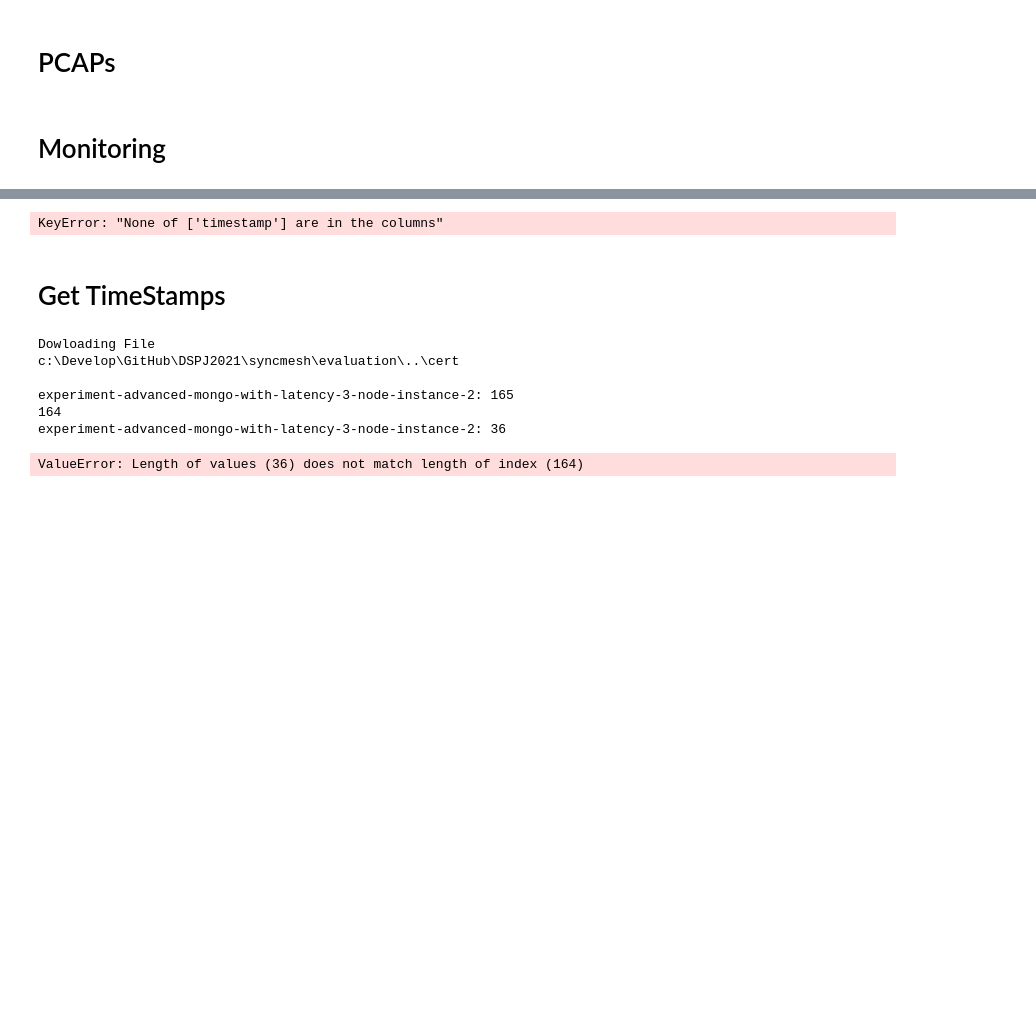
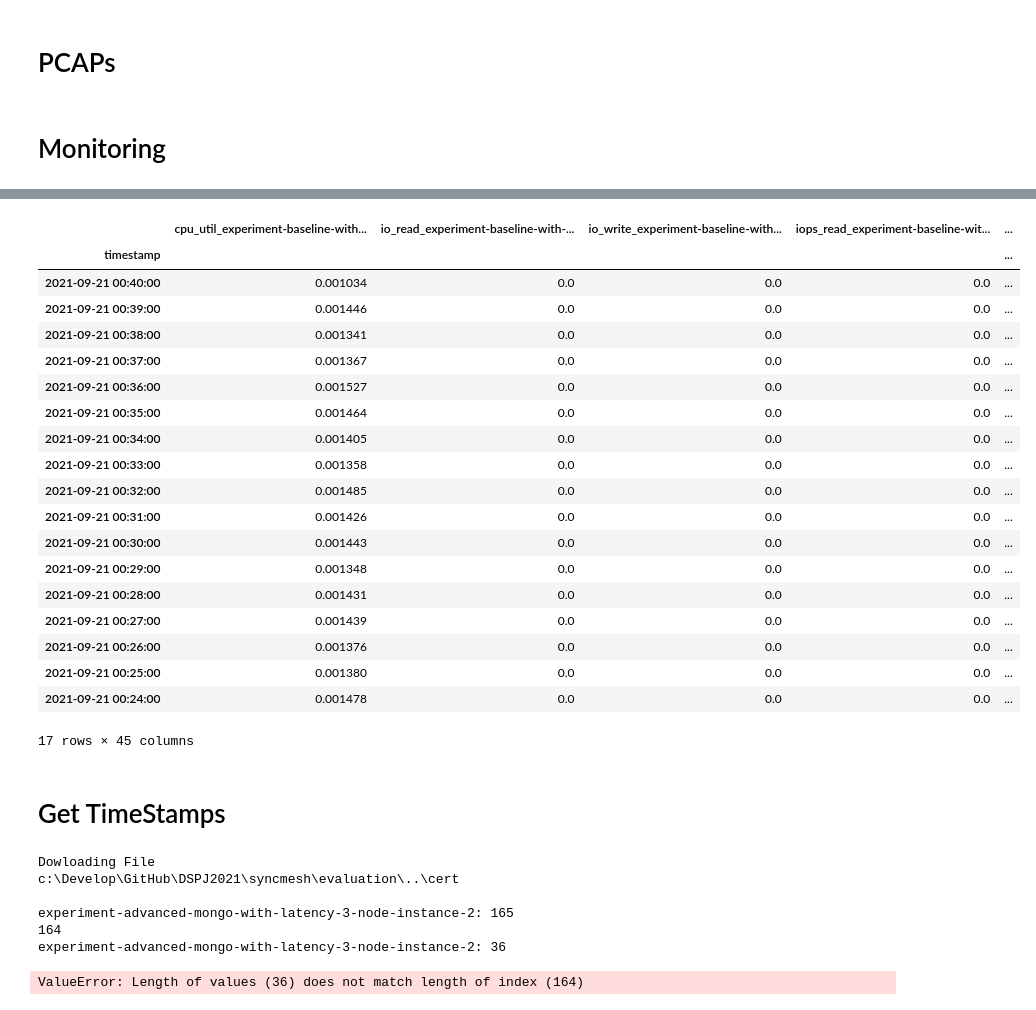
Before and after one commit to dos-group/syncmesh, a Jupyter notebook: evaluation/1_QueryData.ipynb, the cells around one changed output, grey strips where cells are left out. Drawn from its saved outputs; the diff is of its cells as text; code cells hidden in the pictures; blank space fills up the shorter version.

```diff
--- a/evaluation/1_QueryData.ipynb
+++ b/evaluation/1_QueryData.ipynb
@@ -174,35 +177,54 @@ results_iops_write = monitoring_client.list_time_series(
 for item in results_cpu:
     print(item.metric.labels["instance_name"])
 
+# Prepare Data so that as the monitoring time_series_list is not aligned
+time_series_list_list_labels = ["cpu_util_", "io_read_", "io_write_", "iops_read_", "iops_write_"]
+time_series_list_list = [results_cpu, results_io_read, results_io_write, results_iops_read, results_iops_write]
+instance_logs = {}
+
+for index, time_series_list in enumerate(time_series_list_list):
+    for time_series in time_series_list:
+        label = time_series.metric.labels["instance_name"]
+        if label not in instance_logs:
+            instance_logs[label] = np.empty(len(time_series_list_list), dtype=object)
+        instance_logs[label][index] = time_series
+
 def loadMonitoringData(experiment, outDir = datetime.datetime.today().strftime('%Y%m%d-%H')):
     ensureDirectory(outDir)
     df = pd.DataFrame()
     set_timestamp_column = True
     first_len = 0
-    for ts_cpu, ts_io_read, ts_io_write, ts_iops_read, ts_iops_write in zip(results_cpu, results_io_read, results_io_write, results_iops_read, results_iops_write):
-        # print(ts)
-        label = ts_cpu.metric.labels["instance_name"]
-        # print(ts_cpu)
-        # if "orchestrator" in label:
-        #     # Skip Orchesrtator
-        #     continue
-        print(label + ": " + str(len(ts_cpu.points)))
-        if label.startswith(experiment):
+    # Filter instances for our experiment
+    filteredInstances = {}
+    for key, instance in instance_logs.items():
+        if key.startswith(experiment):
+            filteredInstances[key] = instance
+
+    first_len = min([len(item.points) - 1 for instances in filteredInstances.values() for item in instances])
+    print("Overall min len:", first_len)
+
+    for key, instances in filteredInstances.items():
+        for index in range(len(instances)):
+            label = key
+            # if "orchestrator" in label:
+            #     # Skip Orchesrtator
+            #     continue
             if set_timestamp_column:
                 # Find out which point array is smallest
-                allelements = [ts_cpu, ts_io_read, ts_io_write, ts_iops_read, ts_iops_write]
-                first_len = min([len(item.points) - 1 for item in allelements])
+                first_len = min([len(item.points) - 1 for item in instances])
                 print(first_len)
-                df['timestamp'] = pd.to_datetime([p.interval.start_time.ToDatetime() for p in ts_cpu.points[:first_len]])
+                df['timestamp'] = pd.to_datetime([p.interval.start_time.ToDatetime() for p in instances[0].points[:first_len]])
                 set_timestamp_column = False
             # print(ts.points[0])
             # When deploying the vm they might take different amount of time leading to some values beeing available a minute early this leading to different length
             # We can trim off the last values as they are orderer from most recent to last
-            df['cpu_util_' + label] = [p.value.double_value for p in ts_cpu.points[:first_len]]
-            df['io_read_' + label] = [p.value.int64_value for p in ts_io_read.points[:first_len]]
-            df['io_write_' + label] = [p.value.int64_value for p in ts_io_write.points[:first_len]]
-            df['iops_read_' + label] = [p.value.int64_value for p in ts_iops_read.points[:first_len]]
-            df['iops_write_' + label] = [p.value.int64_value for p in ts_iops_write.points[:first_len]]
+            df[time_series_list_list_labels[index] + label] = [p.value.double_value for p in instances[index].points[:first_len]]
+
+            # df['cpu_util_' + label] = [p.value.double_value for p in ts_cpu.points[:first_len]]
+            # df['io_read_' + label] = [p.value.int64_value for p in ts_io_read.points[:first_len]]
+            # df['io_write_' + label] = [p.value.int64_value for p in ts_io_write.points[:first_len]]
+            # df['iops_read_' + label] = [p.value.int64_value for p in ts_iops_read.points[:first_len]]
+            # df['iops_write_' + label] = [p.value.int64_value for p in ts_iops_write.points[:first_len]]
 
     df.set_index('timestamp', inplace=True)
     df.index = pd.to_datetime(df.index)
@@ -243,4 +262,23 @@ experiment-baseline-with-latency-3-client-instance: 58
+|  | cpu_util_experiment-baseline-with... | io_read_experiment-baseline-with-... | io_write_experiment-baseline-with... | iops_read_experiment-baseline-wit... | ... |
+| timestamp |  |  |  |  | ... |
+| 2021-09-21 00:40:00 | 0.001034 | 0.0 | 0.0 | 0.0 | ... |
+| 2021-09-21 00:39:00 | 0.001446 | 0.0 | 0.0 | 0.0 | ... |
+| 2021-09-21 00:38:00 | 0.001341 | 0.0 | 0.0 | 0.0 | ... |
+| 2021-09-21 00:37:00 | 0.001367 | 0.0 | 0.0 | 0.0 | ... |
+| 2021-09-21 00:36:00 | 0.001527 | 0.0 | 0.0 | 0.0 | ... |
+| 2021-09-21 00:35:00 | 0.001464 | 0.0 | 0.0 | 0.0 | ... |
+| 2021-09-21 00:34:00 | 0.001405 | 0.0 | 0.0 | 0.0 | ... |
+| 2021-09-21 00:33:00 | 0.001358 | 0.0 | 0.0 | 0.0 | ... |
+| 2021-09-21 00:32:00 | 0.001485 | 0.0 | 0.0 | 0.0 | ... |
+| 2021-09-21 00:31:00 | 0.001426 | 0.0 | 0.0 | 0.0 | ... |
+| 2021-09-21 00:30:00 | 0.001443 | 0.0 | 0.0 | 0.0 | ... |
+| 2021-09-21 00:29:00 | 0.001348 | 0.0 | 0.0 | 0.0 | ... |
+| 2021-09-21 00:28:00 | 0.001431 | 0.0 | 0.0 | 0.0 | ... |
+| 2021-09-21 00:27:00 | 0.001439 | 0.0 | 0.0 | 0.0 | ... |
+| 2021-09-21 00:26:00 | 0.001376 | 0.0 | 0.0 | 0.0 | ... |
+| 2021-09-21 00:25:00 | 0.001380 | 0.0 | 0.0 | 0.0 | ... |
+| 2021-09-21 00:24:00 | 0.001478 | 0.0 | 0.0 | 0.0 | ... |
-KeyError: "None of ['timestamp'] are in the columns"
+17 rows × 45 columns
 # %% [markdown]
 # Get TimeStamps
 # %%
```
Also changed, not shown: parts of 2 cells of this notebook.
